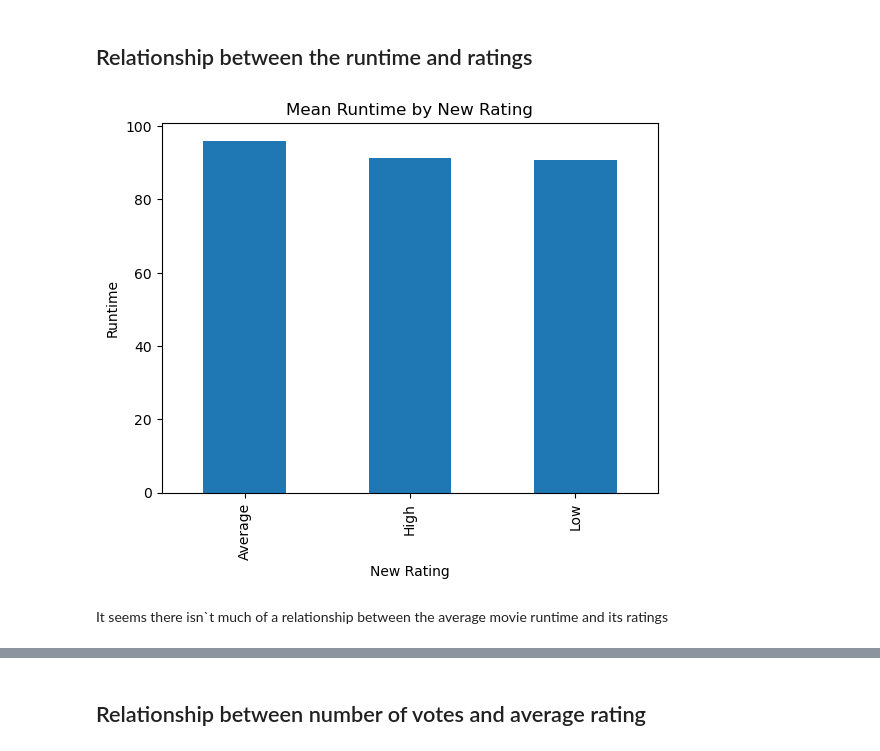
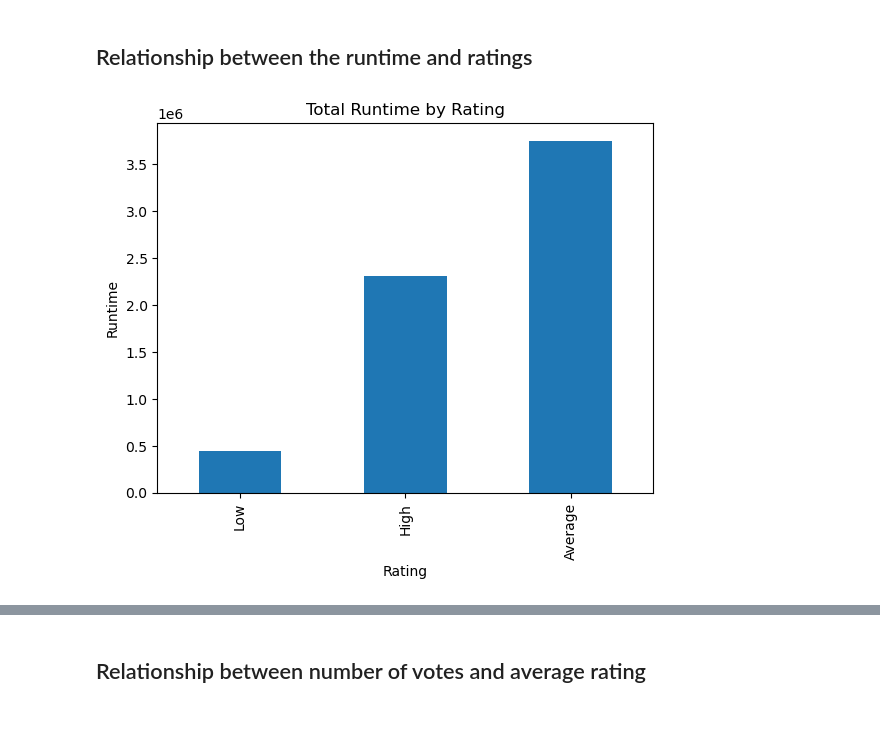
Before and after one commit to billymwangi/test, a Jupyter notebook: student.ipynb, the cells around one changed output, grey strips where cells are left out. Saved outputs shown, nothing was run; the diff lists cells and outputs as text; code cells hidden in the pictures; blank space fills up the shorter version.

```diff
--- a/student.ipynb
+++ b/student.ipynb
@@ -389,16 +376,14 @@ movie_ratings_basics.head()
 # %% [markdown]
 ## Relationship between the runtime and ratings
 # %%
-grouped_runtime = movie_ratings_basics.groupby('new_rating')['runtime_minutes'].mean()
+sum_grouped_runtime = movie_ratings_basics.groupby('new_rating')['runtime_minutes'].sum().sort_values()
 
-grouped_runtime.plot(kind='bar', x='new_rating', y='runtime')
+sum_grouped_runtime.plot(kind='bar', x='new_rating', y='runtime')
 
-plt.xlabel('New Rating')
+plt.xlabel('Rating')
 plt.ylabel('Runtime')
-plt.title('Mean Runtime by New Rating')
+plt.title('Total Runtime by Rating')
 
 plt.show()
 # %% [output]
-[figure, old version]
+[figure, new version]
-# %% [markdown]
-It seems there isn`t much of a relationship between the average movie runtime and its ratings
```
Also changed, not shown: parts of 9 cells of this notebook.
